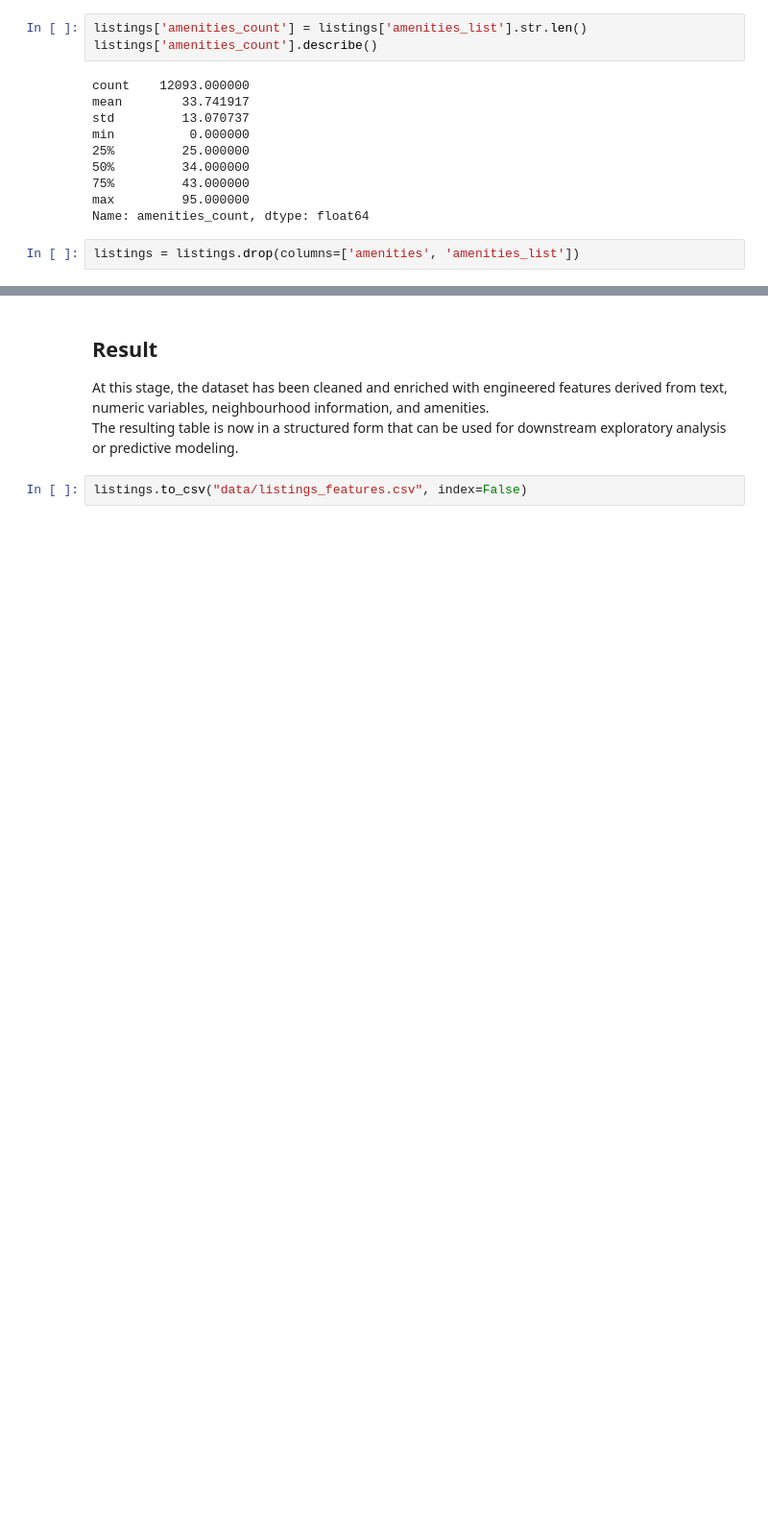
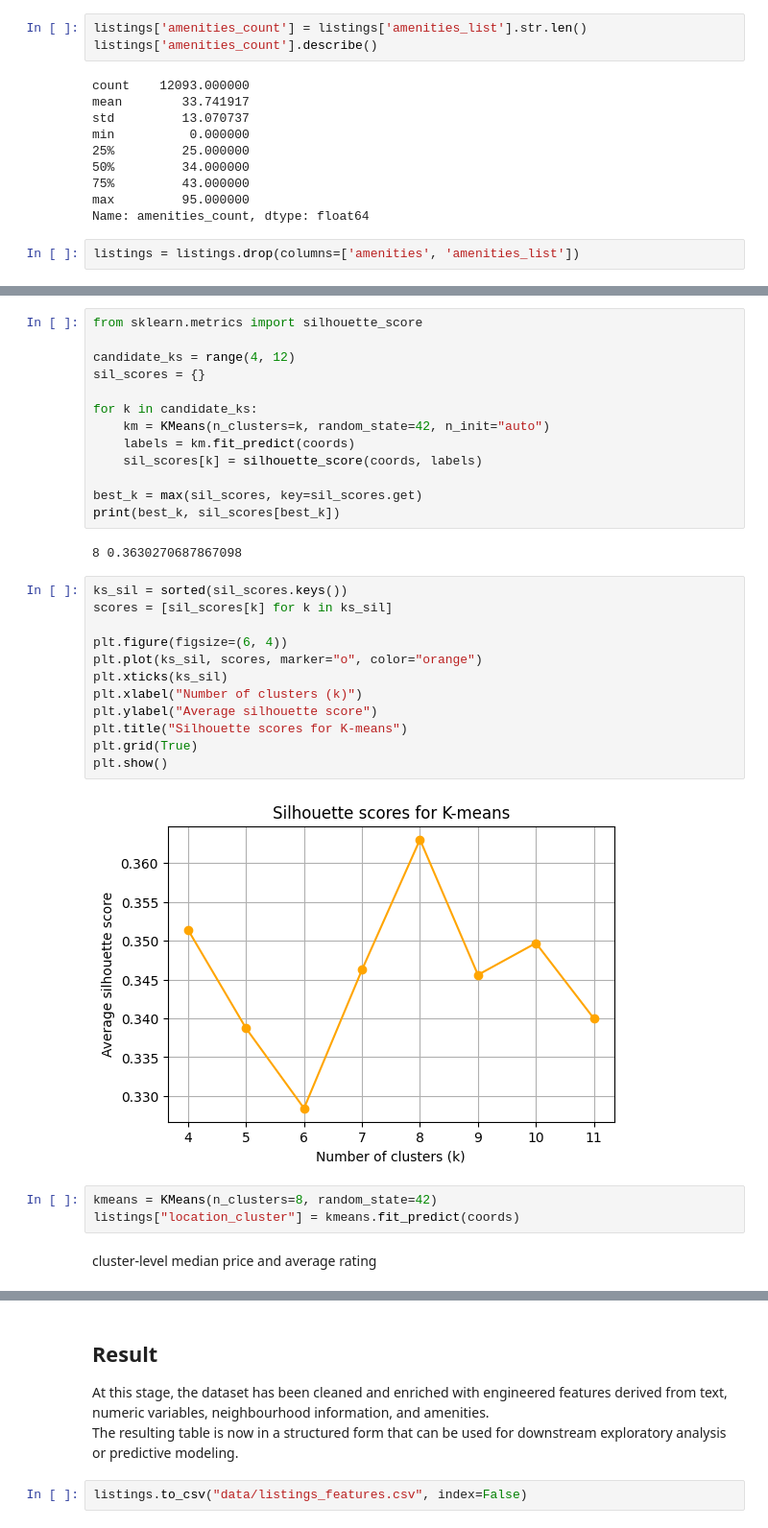
Before and after one commit to emilyglomb/AirBnB-price-predictor, a Jupyter notebook: cleaning.ipynb, the cells around one changed output, grey strips where cells are left out. Shown at 96% size. Cells and saved outputs as stored; diff of their text form; blank space fills up the shorter version.

```diff
--- a/cleaning.ipynb
+++ b/cleaning.ipynb
@@ -729,0 +1125,34 @@ listings = listings.drop(columns=['amenities', 'amenities_list'])
+# %%
+from sklearn.metrics import silhouette_score
+
+candidate_ks = range(4, 12)
+sil_scores = {}
+
+for k in candidate_ks:
+    km = KMeans(n_clusters=k, random_state=42, n_init="auto")
+    labels = km.fit_predict(coords)
+    sil_scores[k] = silhouette_score(coords, labels)
+
+best_k = max(sil_scores, key=sil_scores.get)
+print(best_k, sil_scores[best_k])
+# %% [output]
+8 0.3630270687867098
+# %%
+ks_sil = sorted(sil_scores.keys())
+scores = [sil_scores[k] for k in ks_sil]
+
+plt.figure(figsize=(6, 4))
+plt.plot(ks_sil, scores, marker="o", color="orange")
+plt.xticks(ks_sil)
+plt.xlabel("Number of clusters (k)")
+plt.ylabel("Average silhouette score")
+plt.title("Silhouette scores for K-means")
+plt.grid(True)
+plt.show()
+# %% [output]
+[figure, added]
+# %%
+kmeans = KMeans(n_clusters=8, random_state=42)
+listings["location_cluster"] = kmeans.fit_predict(coords)
+# %% [markdown]
+cluster-level median price and average rating
```
Also changed, not shown: parts of 23 cells of this notebook, 10 other files.
